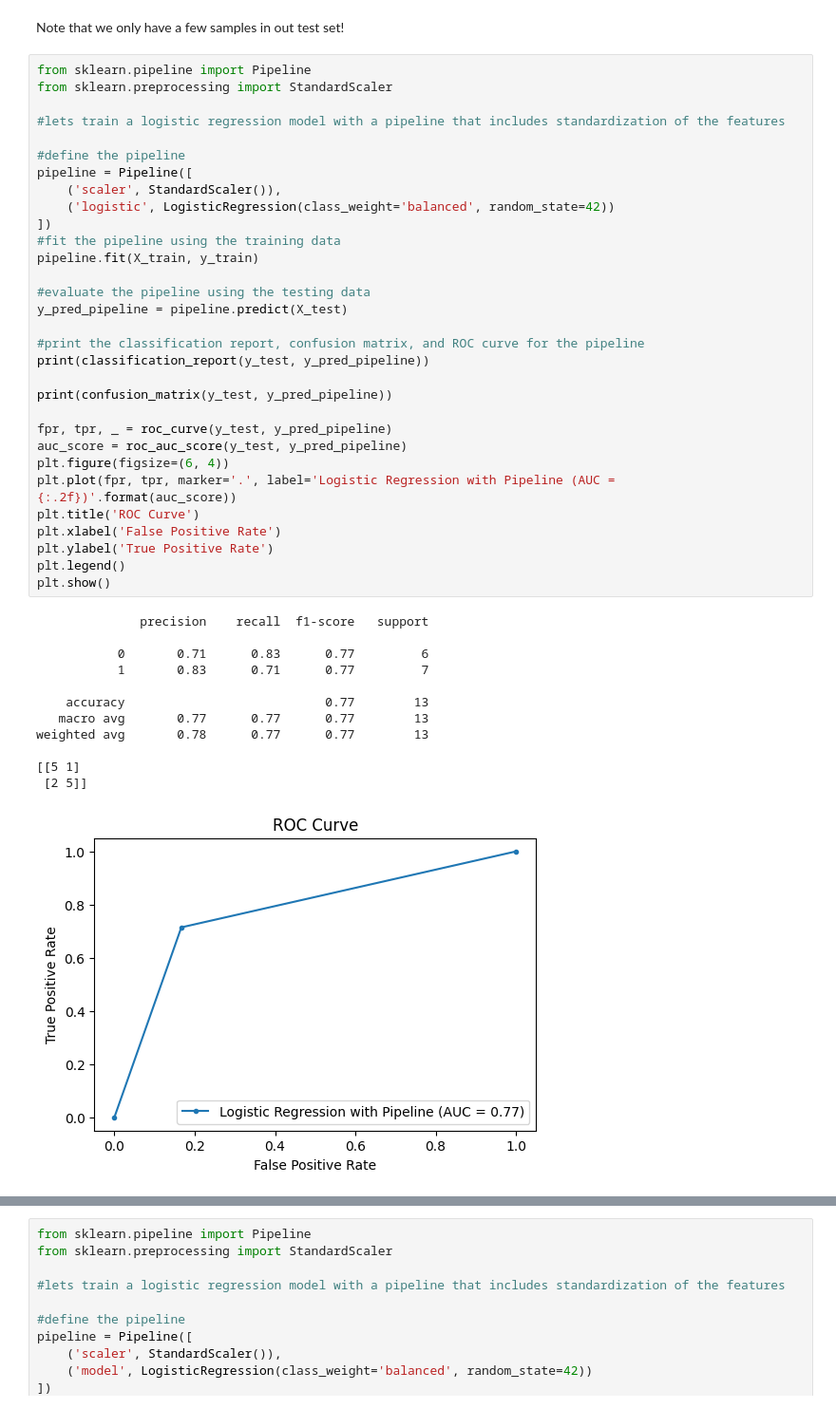
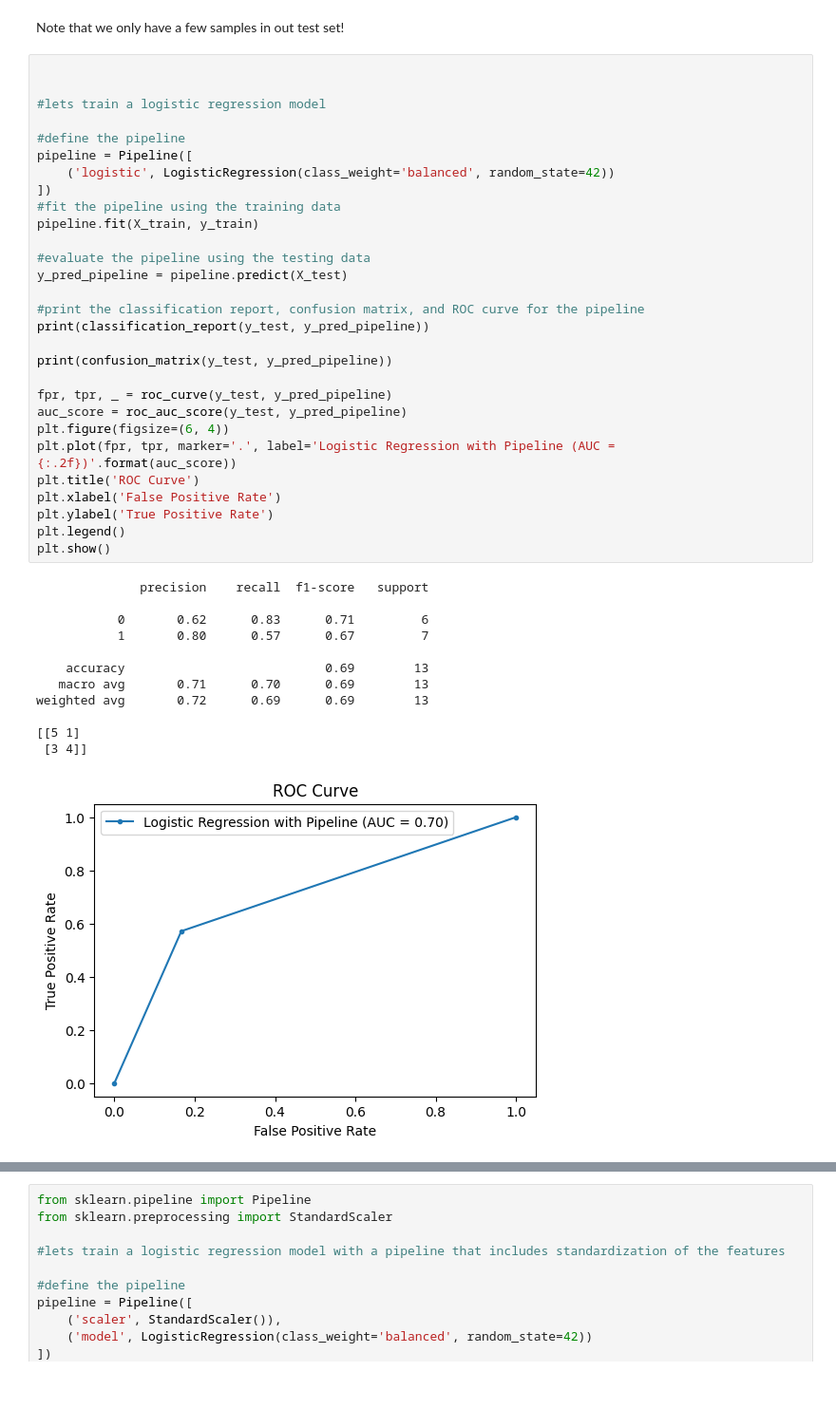
Before and after one commit to dguari1/AIforMovementScience, a Jupyter notebook: 04.04b - Classification - Small datasets - part 2.ipynb, the cells around one changed output, grey strips where cells are left out. Shown at 95% size. Cells and saved outputs as stored; diff of their text form.

```diff
--- a/04.04b - Classification - Small datasets - part 2.ipynb
+++ b/04.04b - Classification - Small datasets - part 2.ipynb
@@ -51,47 +55,45 @@ plt.show()
 # %% [markdown]
 Note that we only have a few samples in out test set!
 # %%
-from sklearn.pipeline import Pipeline
-from sklearn.preprocessing import StandardScaler
 
-#lets train a logistic regression model with a pipeline that includes standardization of the features
+
+#lets train a logistic regression model
 
 #define the pipeline
 pipeline = Pipeline([
-    ('scaler', StandardScaler()),
     ('logistic', LogisticRegression(class_weight='balanced', random_state=42))
 ])
 #fit the pipeline using the training data
 pipeline.fit(X_train, y_train)
 
 #evaluate the pipeline using the testing data
 y_pred_pipeline = pipeline.predict(X_test)
 
 #print the classification report, confusion matrix, and ROC curve for the pipeline
 print(classification_report(y_test, y_pred_pipeline))
 
 print(confusion_matrix(y_test, y_pred_pipeline))
 
 fpr, tpr, _ = roc_curve(y_test, y_pred_pipeline)
 auc_score = roc_auc_score(y_test, y_pred_pipeline)
 plt.figure(figsize=(6, 4))
 plt.plot(fpr, tpr, marker='.', label='Logistic Regression with Pipeline (AUC = {:.2f})'.format(auc_score))
 plt.title('ROC Curve')
 plt.xlabel('False Positive Rate')
 plt.ylabel('True Positive Rate')
 plt.legend()
 plt.show()
 # %% [output]
               precision    recall  f1-score   support
 
-           0       0.71      0.83      0.77         6
-           1       0.83      0.71      0.77         7
+           0       0.62      0.83      0.71         6
+           1       0.80      0.57      0.67         7
 
-    accuracy                           0.77        13
-   macro avg       0.77      0.77      0.77        13
-weighted avg       0.78      0.77      0.77        13
+    accuracy                           0.69        13
+   macro avg       0.71      0.70      0.69        13
+weighted avg       0.72      0.69      0.69        13
 
 [[5 1]
- [2 5]]
+ [3 4]]
-[figure, old version]
+[figure, new version]
 # %% [markdown]
```
Also changed, not shown: parts of 6 cells of this notebook, 3 other files.
